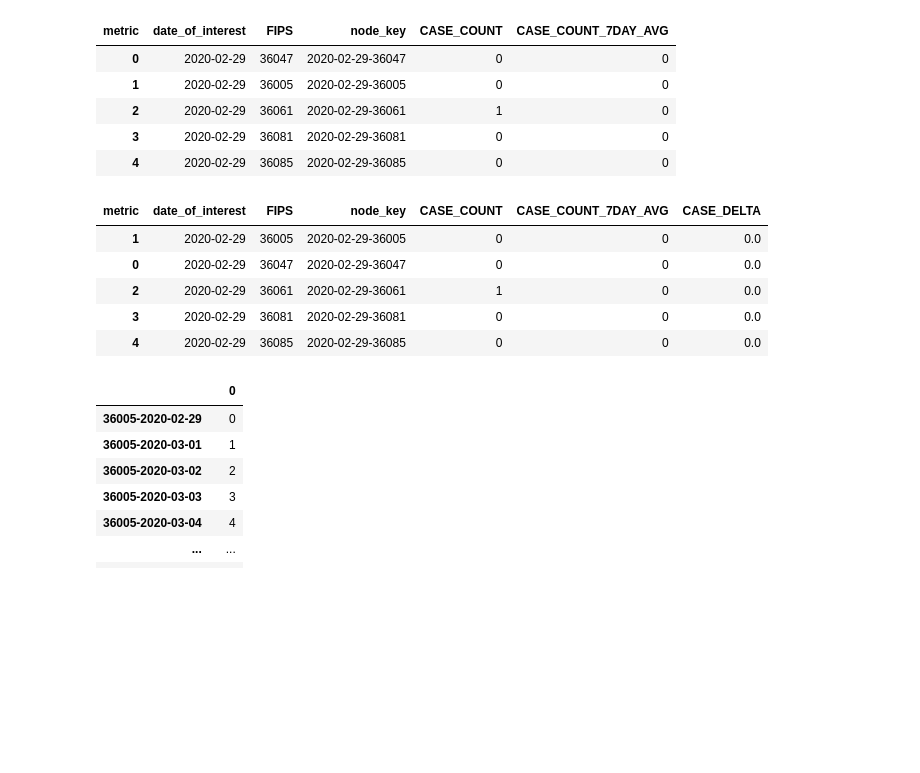
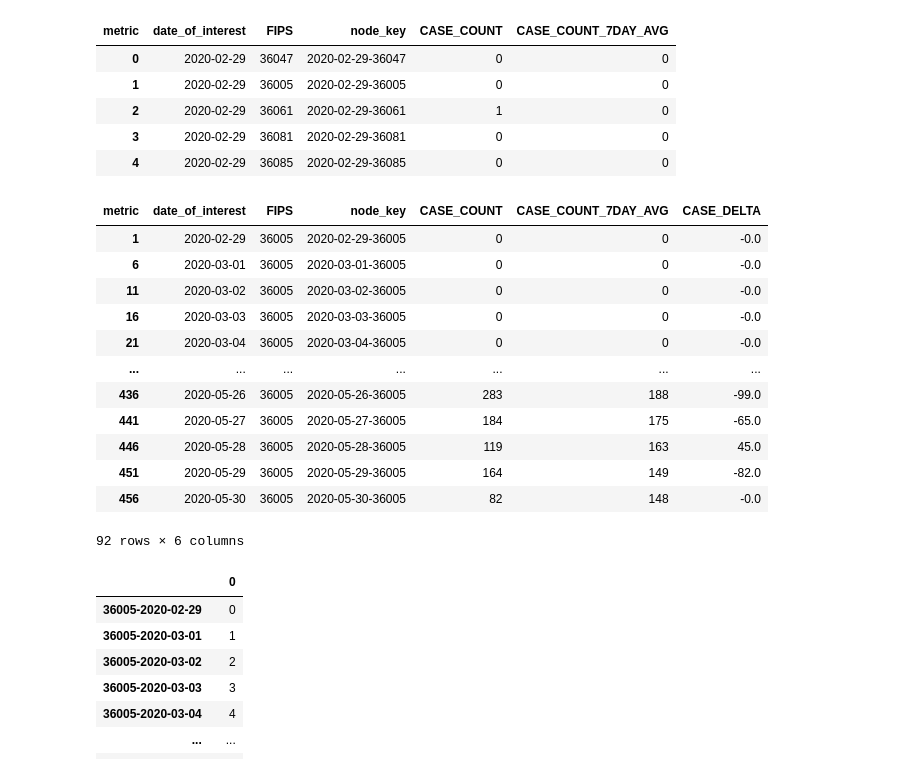
Before and after one commit to hwunrow/cgnn, a Jupyter notebook: src/Untitled.ipynb, the cells around one changed output. Saved outputs shown, nothing was run; the diff lists cells and outputs as text; code cells hidden in the pictures; blank space fills up the shorter version.

```diff
--- a/src/Untitled.ipynb
+++ b/src/Untitled.ipynb
@@ -107,16 +93,24 @@ case_subset_df.head()
 # %%
 # compute deltas
 case_subset_df = case_subset_df.sort_values(by=['date_of_interest', 'FIPS'])
 
-case_subset_df['CASE_DELTA'] = case_subset_df.groupby(['FIPS'])['CASE_COUNT'].diff().fillna(0)
-case_subset_df.head()
+case_subset_df['CASE_DELTA'] = case_subset_df.groupby(['FIPS'])['CASE_COUNT'].diff(-1).fillna(0)
+case_subset_df['CASE_DELTA'] = case_subset_df['CASE_DELTA'] * -1
+case_subset_df.loc[case_subset_df.FIPS == 36005]
 # %% [output]
 | metric | date_of_interest | FIPS | node_key | CASE_COUNT | CASE_COUNT_7DAY_AVG | CASE_DELTA |
-| 1 | 2020-02-29 | 36005 | 2020-02-29-36005 | 0 | 0 | 0.0 |
-| 0 | 2020-02-29 | 36047 | 2020-02-29-36047 | 0 | 0 | 0.0 |
-| 2 | 2020-02-29 | 36061 | 2020-02-29-36061 | 1 | 0 | 0.0 |
-| 3 | 2020-02-29 | 36081 | 2020-02-29-36081 | 0 | 0 | 0.0 |
-| 4 | 2020-02-29 | 36085 | 2020-02-29-36085 | 0 | 0 | 0.0 |
+| 1 | 2020-02-29 | 36005 | 2020-02-29-36005 | 0 | 0 | -0.0 |
+| 6 | 2020-03-01 | 36005 | 2020-03-01-36005 | 0 | 0 | -0.0 |
+| 11 | 2020-03-02 | 36005 | 2020-03-02-36005 | 0 | 0 | -0.0 |
+| 16 | 2020-03-03 | 36005 | 2020-03-03-36005 | 0 | 0 | -0.0 |
+| 21 | 2020-03-04 | 36005 | 2020-03-04-36005 | 0 | 0 | -0.0 |
+| ... | ... | ... | ... | ... | ... | ... |
+| 436 | 2020-05-26 | 36005 | 2020-05-26-36005 | 283 | 188 | -99.0 |
+| 441 | 2020-05-27 | 36005 | 2020-05-27-36005 | 184 | 175 | -65.0 |
+| 446 | 2020-05-28 | 36005 | 2020-05-28-36005 | 119 | 163 | 45.0 |
+| 451 | 2020-05-29 | 36005 | 2020-05-29-36005 | 164 | 149 | -82.0 |
+| 456 | 2020-05-30 | 36005 | 2020-05-30-36005 | 82 | 148 | -0.0 |
+92 rows × 6 columns
 # %%
 dates = getDateRange(START_DATE, END_DATE)
 fips_list = list(BOROUGH_FIPS_MAP.values())
```
Also changed, not shown: parts of 26 cells of this notebook.
